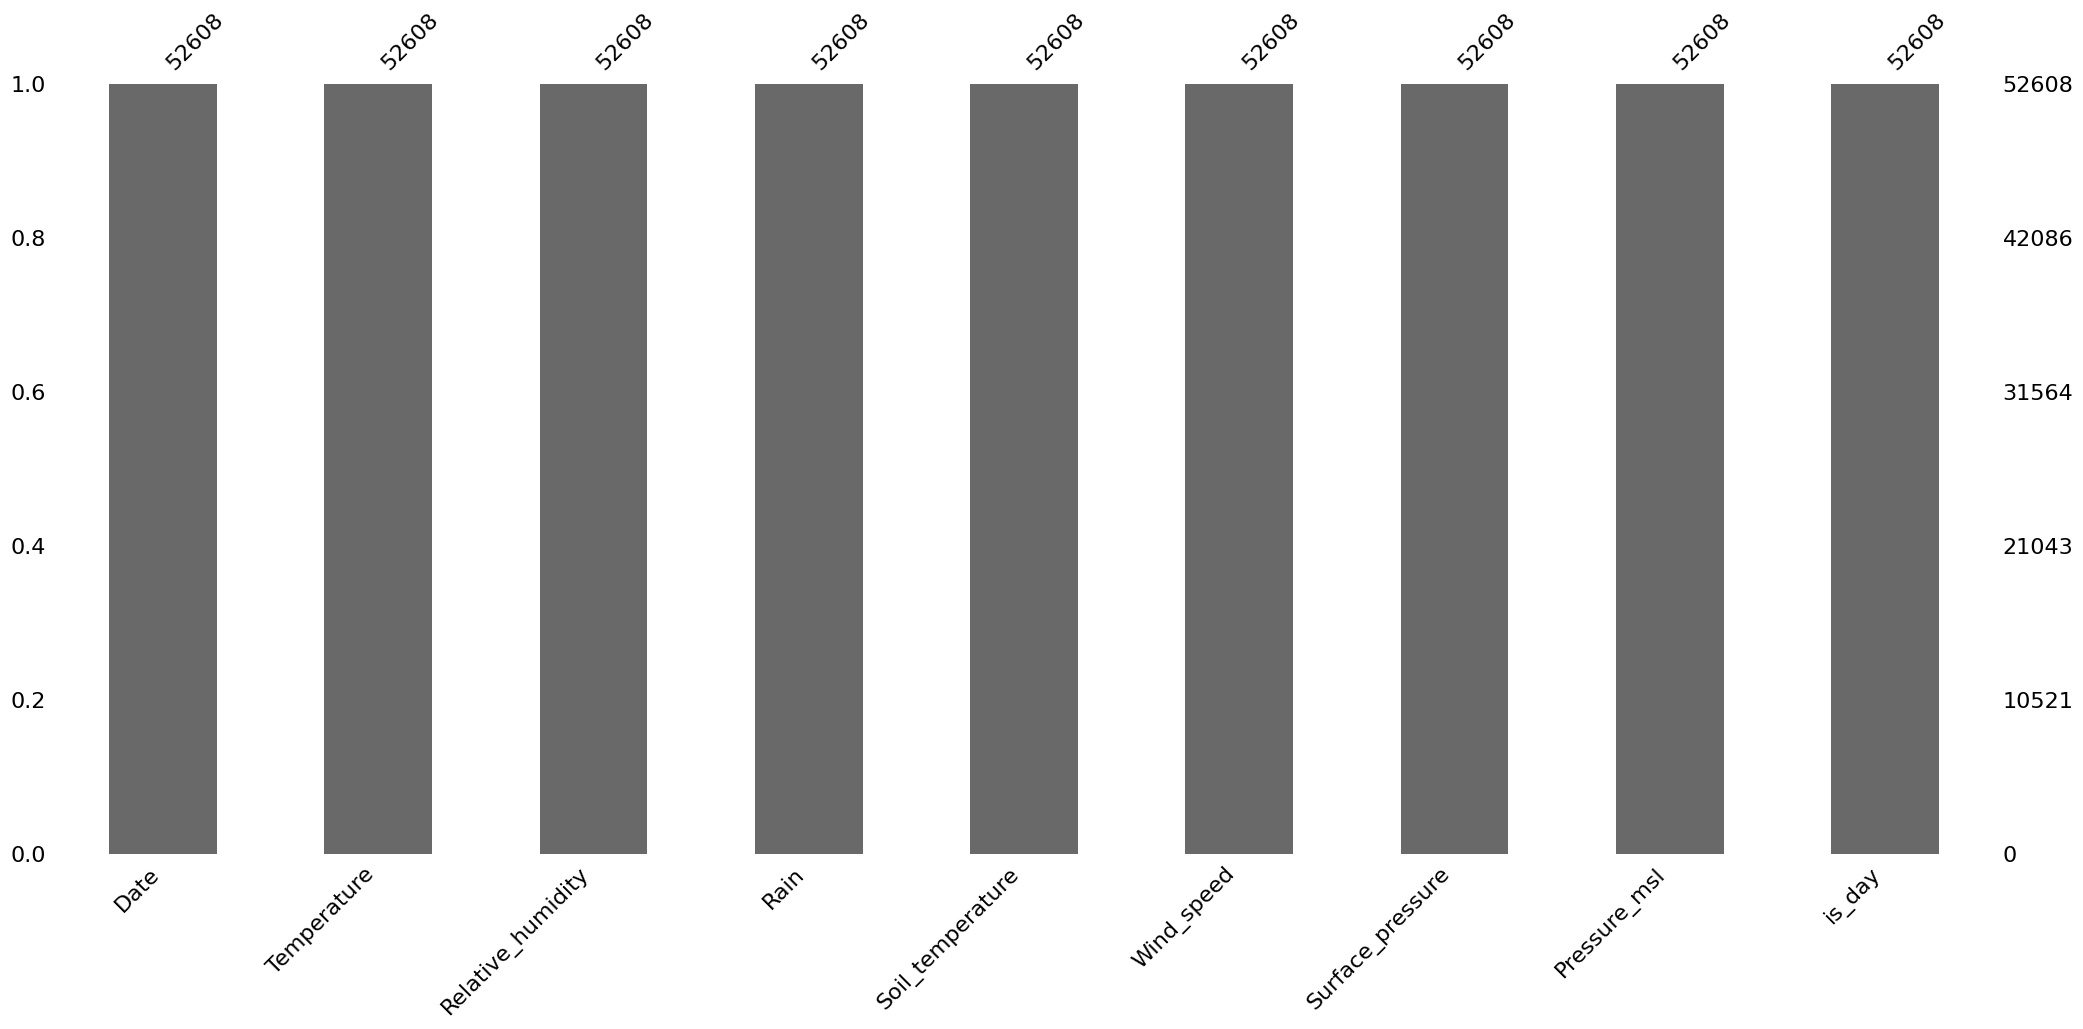
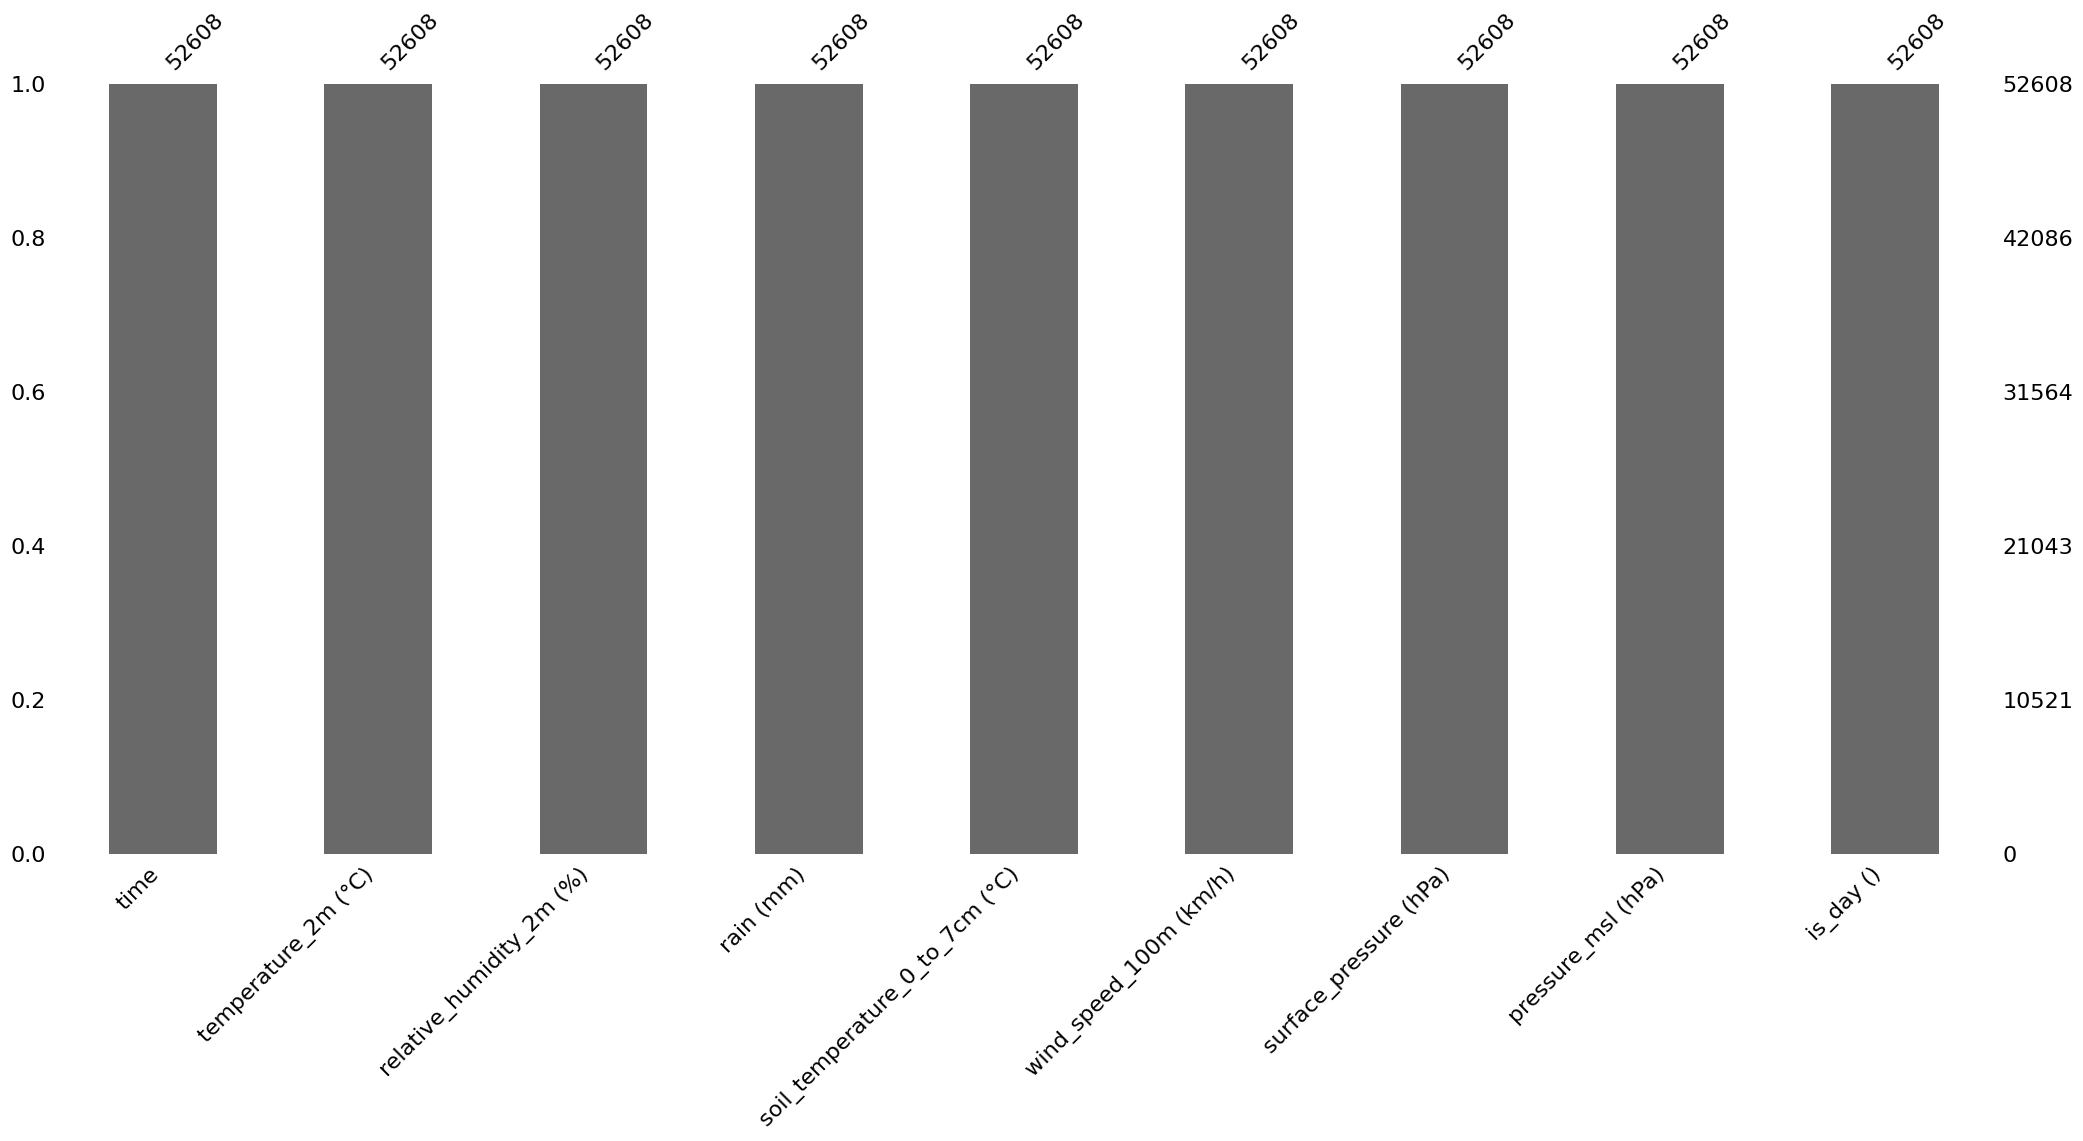
The notebook cell's code change between the first figure and the second:
--- before
+++ after
@@ -1 +1,3 @@
+plt.figure(figsize = (1,1))
 ms.bar(weather_data)
+plt.show()

Commit: 12-072026